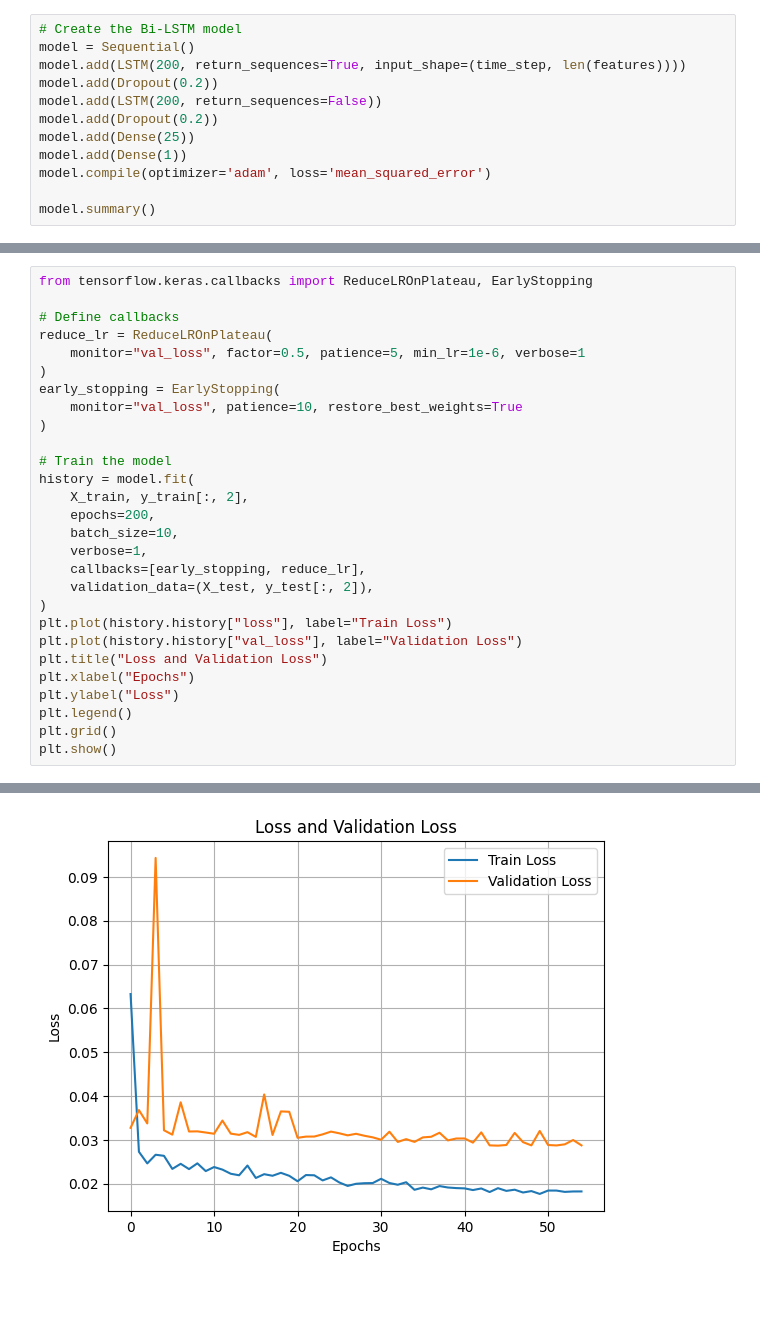
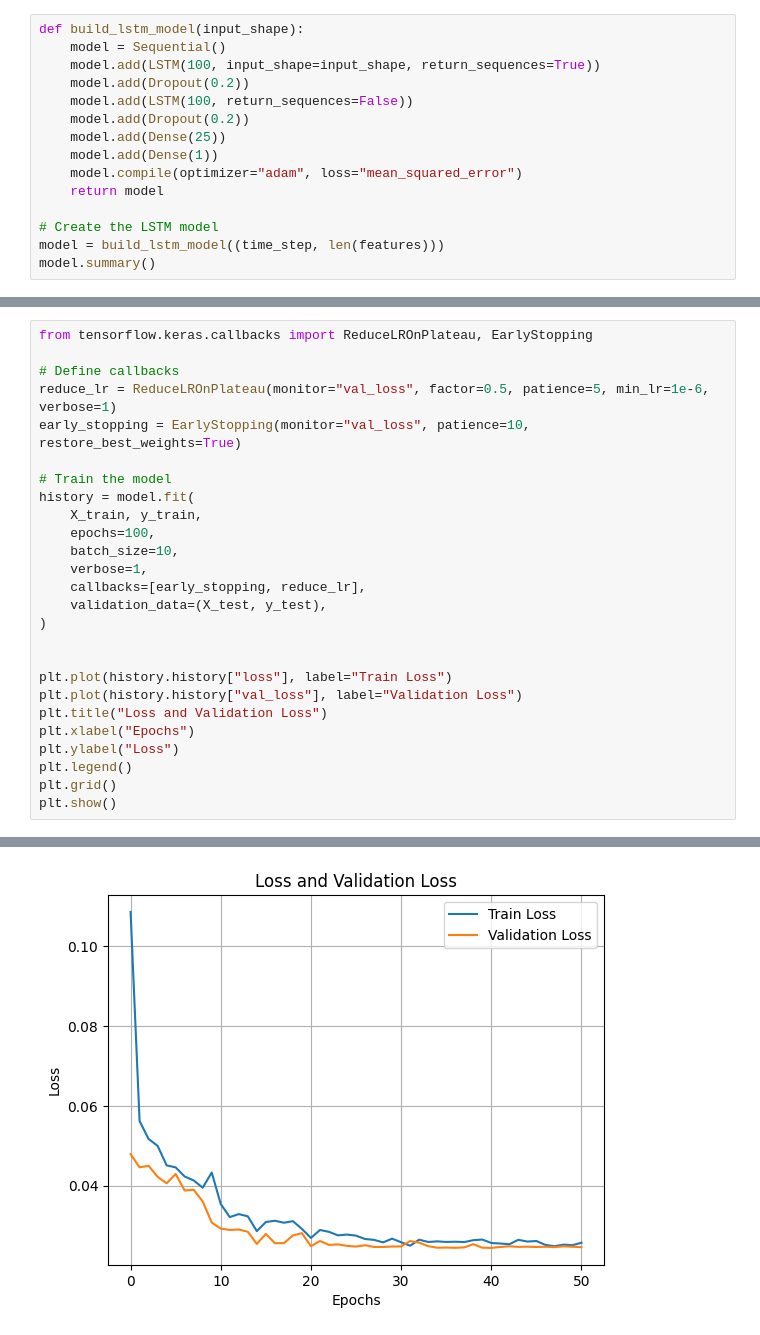
Before and after one commit to ngtantai48/CapstoneProject, a Jupyter notebook: ai/colab/predict_jobs_posting.ipynb, the cells around one changed output, grey strips where cells are left out. Drawn from its saved outputs; the diff is of its cells as text; blank space fills up the shorter version.

```diff
--- a/ai/colab/predict_jobs_posting.ipynb
+++ b/ai/colab/predict_jobs_posting.ipynb
@@ -149,13 +157,16 @@ print(X_test.shape, y_test.shape)
 # %%
-# Create the Bi-LSTM model
-model = Sequential()
-model.add(LSTM(200, return_sequences=True, input_shape=(time_step, len(features))))
-model.add(Dropout(0.2))
-model.add(LSTM(200, return_sequences=False))
-model.add(Dropout(0.2))
-model.add(Dense(25))
-model.add(Dense(1))
-model.compile(optimizer='adam', loss='mean_squared_error')
+def build_lstm_model(input_shape):
+    model = Sequential()
+    model.add(LSTM(100, input_shape=input_shape, return_sequences=True))
+    model.add(Dropout(0.2))
+    model.add(LSTM(100, return_sequences=False))
+    model.add(Dropout(0.2))
+    model.add(Dense(25))
+    model.add(Dense(1))
+    model.compile(optimizer="adam", loss="mean_squared_error")
+    return model
 
+# Create the LSTM model
+model = build_lstm_model((time_step, len(features)))
 model.summary()
 # %% [output]
@@ -182,22 +193,20 @@ Model: "sequential_30"
 from tensorflow.keras.callbacks import ReduceLROnPlateau, EarlyStopping
 
 # Define callbacks
-reduce_lr = ReduceLROnPlateau(
-    monitor="val_loss", factor=0.5, patience=5, min_lr=1e-6, verbose=1
-)
-early_stopping = EarlyStopping(
-    monitor="val_loss", patience=10, restore_best_weights=True
-)
+reduce_lr = ReduceLROnPlateau(monitor="val_loss", factor=0.5, patience=5, min_lr=1e-6, verbose=1)
+early_stopping = EarlyStopping(monitor="val_loss", patience=10, restore_best_weights=True)
 
 # Train the model
 history = model.fit(
-    X_train, y_train[:, 2],
-    epochs=200,
+    X_train, y_train,
+    epochs=100,
     batch_size=10,
     verbose=1,
     callbacks=[early_stopping, reduce_lr],
-    validation_data=(X_test, y_test[:, 2]),
+    validation_data=(X_test, y_test),
 )
+
+
 plt.plot(history.history["loss"], label="Train Loss")
 plt.plot(history.history["val_loss"], label="Validation Loss")
 plt.title("Loss and Validation Loss")
@@ -227,3 +236,3 @@ Epoch 55/200
-[figure, old version]
+[figure, new version]
 # %%
 # Make predictions
```
Also changed, not shown: parts of 16 cells of this notebook, 8 other files.
